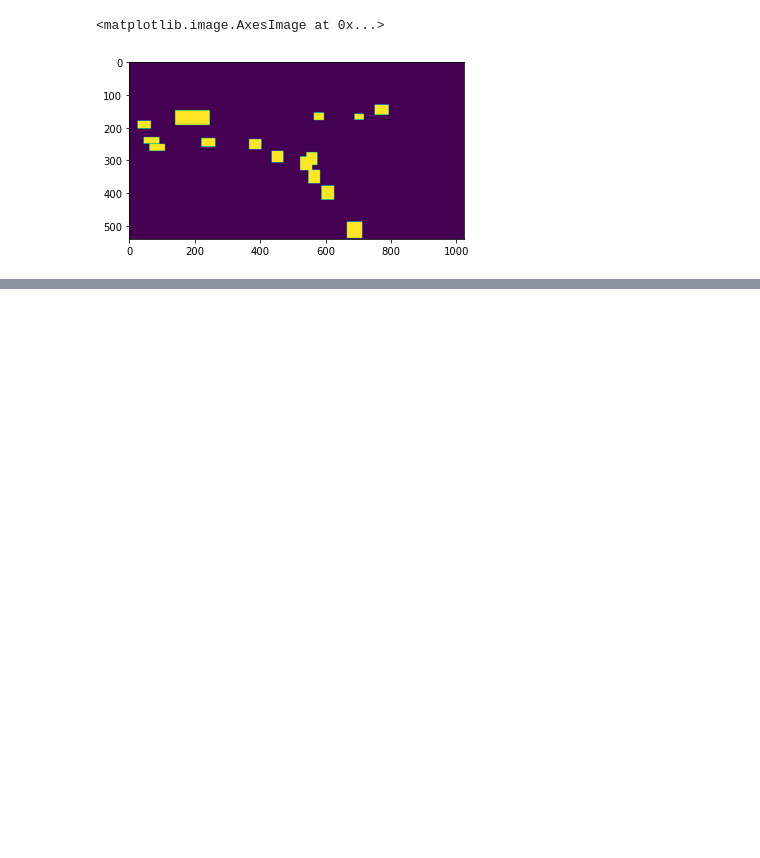
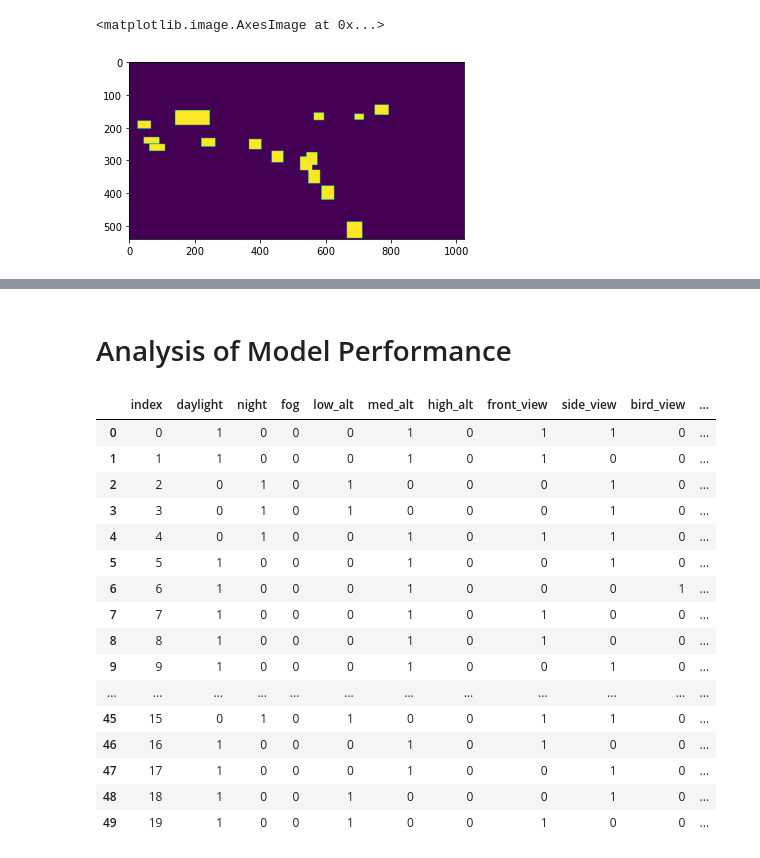
Before and after one commit to srinidhig/vehicle_detection_tracking, a Jupyter notebook: Multi Vehicle Detection and Tracking.ipynb, the cells around one changed output, grey strips where cells are left out. Drawn from its saved outputs; the diff is of its cells as text; code cells hidden in the pictures; blank space fills up the shorter version.

```diff
--- a/Multi Vehicle Detection and Tracking.ipynb
+++ b/Multi Vehicle Detection and Tracking.ipynb
@@ -298,0 +501,2 @@ model.train(train_set, test_set, learning_rate=config.LEARNING_RATE, epochs=5, l
+# %% [markdown]
+# Analysis of Model Performance
@@ -298,0 +507,28 @@ model.train(train_set, test_set, learning_rate=config.LEARNING_RATE, epochs=5, l
+# %%
+# Convert sequence level attributes to dataframe
+train_seq_dict['sequence'] = train_seq
+test_seq_dict['sequence'] = test_seq
+train_attr_df = pd.DataFrame(train_seq_dict)
+test_attr_df = pd.DataFrame(test_seq_dict)
+attr_df = train_attr_df.append(test_attr_df)
+attr_df = attr_df.rename(columns = {'sequence':'seq'})
+attr_df.reset_index(inplace=True)
+attr_df
+# %% [output]
+|  | index | daylight | night | fog | low_alt | med_alt | high_alt | front_view | side_view | bird_view | ... |
+| 0 | 0 | 1 | 0 | 0 | 0 | 1 | 0 | 1 | 1 | 0 | ... |
+| 1 | 1 | 1 | 0 | 0 | 0 | 1 | 0 | 1 | 0 | 0 | ... |
+| 2 | 2 | 0 | 1 | 0 | 1 | 0 | 0 | 0 | 1 | 0 | ... |
+| 3 | 3 | 0 | 1 | 0 | 1 | 0 | 0 | 0 | 1 | 0 | ... |
+| 4 | 4 | 0 | 1 | 0 | 0 | 1 | 0 | 1 | 1 | 0 | ... |
+| 5 | 5 | 1 | 0 | 0 | 0 | 1 | 0 | 0 | 1 | 0 | ... |
+| 6 | 6 | 1 | 0 | 0 | 0 | 1 | 0 | 0 | 0 | 1 | ... |
+| 7 | 7 | 1 | 0 | 0 | 0 | 1 | 0 | 1 | 0 | 0 | ... |
+| 8 | 8 | 1 | 0 | 0 | 0 | 1 | 0 | 1 | 0 | 0 | ... |
+| 9 | 9 | 1 | 0 | 0 | 0 | 1 | 0 | 0 | 1 | 0 | ... |
+| ... | ... | ... | ... | ... | ... | ... | ... | ... | ... | ... | ... |
+| 45 | 15 | 0 | 1 | 0 | 1 | 0 | 0 | 1 | 1 | 0 | ... |
+| 46 | 16 | 1 | 0 | 0 | 0 | 1 | 0 | 1 | 0 | 0 | ... |
+| 47 | 17 | 1 | 0 | 0 | 0 | 1 | 0 | 0 | 1 | 0 | ... |
+| 48 | 18 | 1 | 0 | 0 | 1 | 0 | 0 | 0 | 1 | 0 | ... |
+| 49 | 19 | 1 | 0 | 0 | 1 | 0 | 0 | 1 | 0 | 0 | ... |
```
Also changed, not shown: parts of 22 cells of this notebook.
